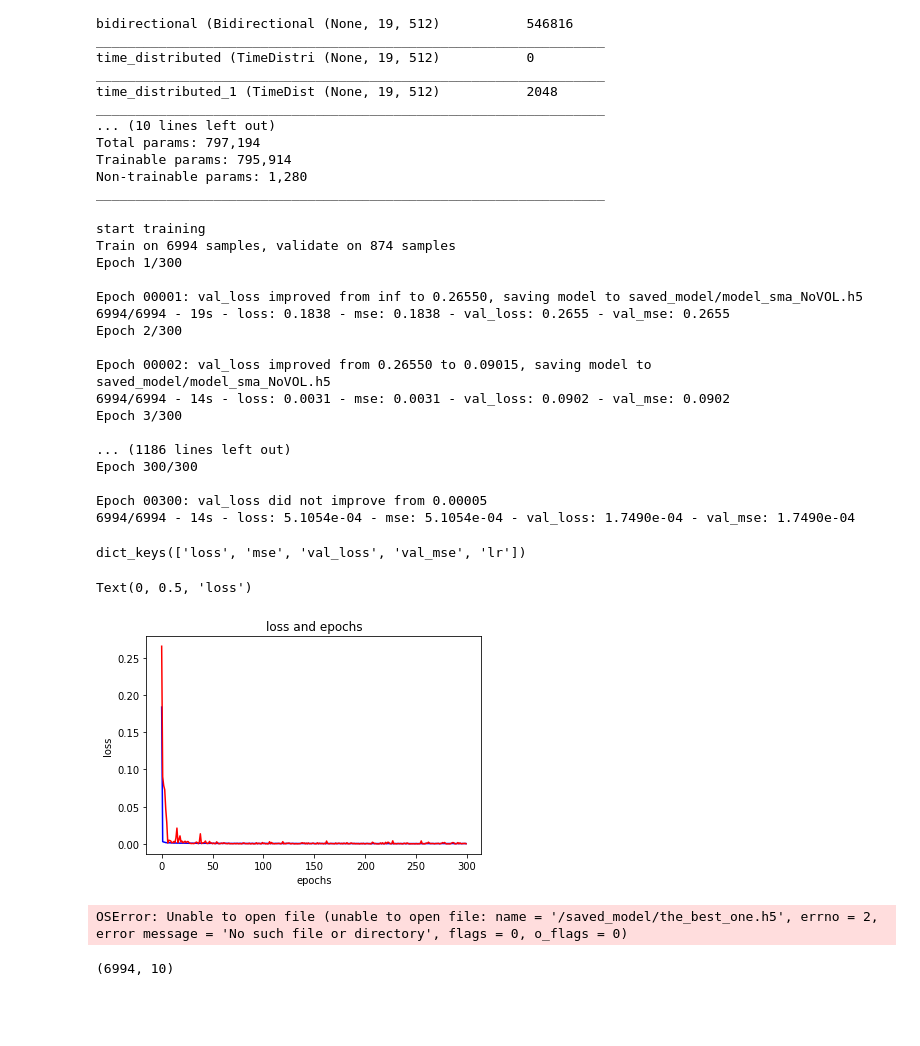
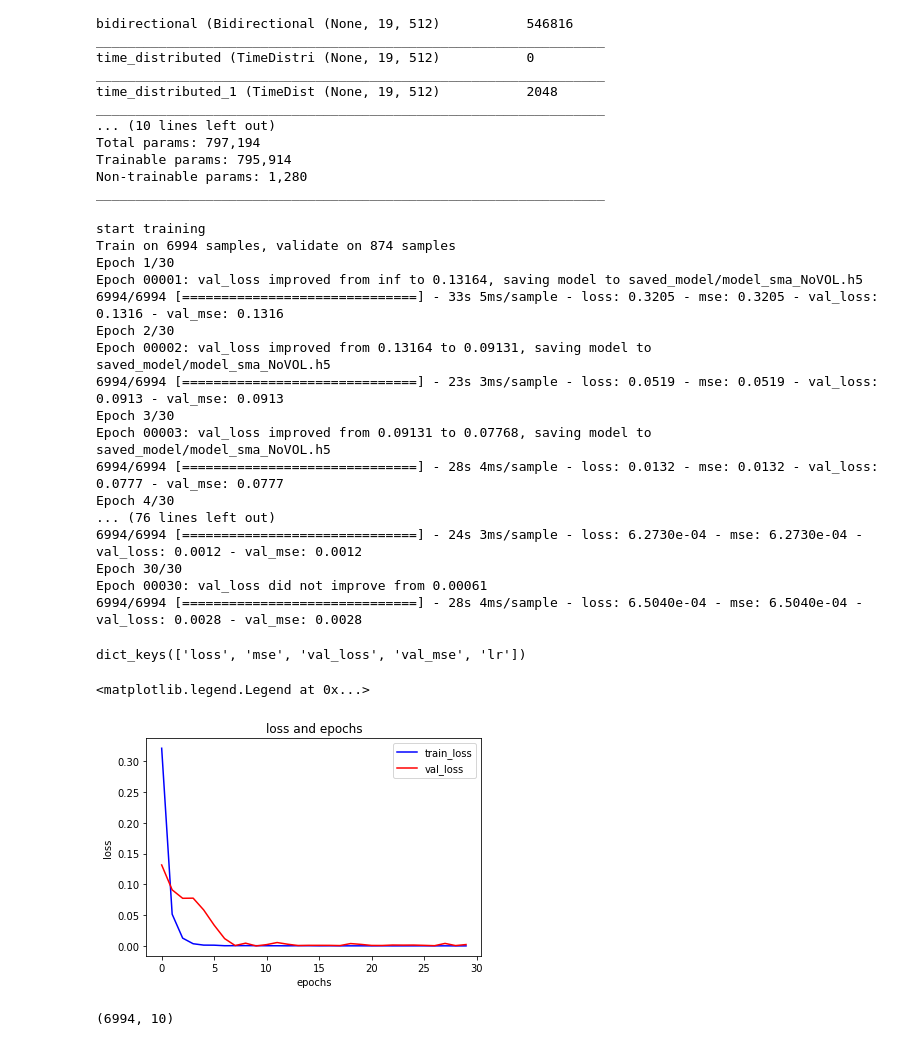
Before and after one commit to nessessence/stockPricePrediction, a Jupyter notebook: model_FE.ipynb, the cells around one changed output. Drawn from its saved outputs; the diff is of its cells as text; code cells hidden in the pictures; blank space fills up the shorter version.

Commit message:
just try train only 30 epochs in Ness's model

```diff
--- a/model_FE.ipynb
+++ b/model_FE.ipynb
@@ -287,29 +293,29 @@ callbacks_list_model = [
 
 #################
 batch_size = 64
-epochs = 300
+epochs = 30
 #################
 
-history = model.fit(x_train, y_train, epochs=epochs, verbose=2, callbacks=callbacks_list_model,
+history = model.fit(x_train, y_train, epochs=epochs, verbose=1, callbacks=callbacks_list_model,
           validation_data=(x_val, y_val),batch_size=batch_size) #batch_size=batch_size
 # %% [output]
 start training
 Train on 6994 samples, validate on 874 samples
-Epoch 1/300
-
-Epoch 00001: val_loss improved from inf to 0.26550, saving model to saved_model/model_sma_NoVOL.h5
-6994/6994 - 19s - loss: 0.1838 - mse: 0.1838 - val_loss: 0.2655 - val_mse: 0.2655
-Epoch 2/300
-
-Epoch 00002: val_loss improved from 0.26550 to 0.09015, saving model to saved_model/model_sma_NoVOL.h5
-6994/6994 - 14s - loss: 0.0031 - mse: 0.0031 - val_loss: 0.0902 - val_mse: 0.0902
-Epoch 3/300
-
-... (1186 lines left out)
-Epoch 300/300
-
-Epoch 00300: val_loss did not improve from 0.00005
-6994/6994 - 14s - loss: 5.1054e-04 - mse: 5.1054e-04 - val_loss: 1.7490e-04 - val_mse: 1.7490e-04
+Epoch 1/30
+Epoch 00001: val_loss improved from inf to 0.13164, saving model to saved_model/model_sma_NoVOL.h5
+6994/6994 [==============================] - 33s 5ms/sample - loss: 0.3205 - mse: 0.3205 - val_loss: 0.1316 - val_mse: 0.1316
+Epoch 2/30
+Epoch 00002: val_loss improved from 0.13164 to 0.09131, saving model to saved_model/model_sma_NoVOL.h5
+6994/6994 [==============================] - 23s 3ms/sample - loss: 0.0519 - mse: 0.0519 - val_loss: 0.0913 - val_mse: 0.0913
+Epoch 3/30
+Epoch 00003: val_loss improved from 0.09131 to 0.07768, saving model to saved_model/model_sma_NoVOL.h5
+6994/6994 [==============================] - 28s 4ms/sample - loss: 0.0132 - mse: 0.0132 - val_loss: 0.0777 - val_mse: 0.0777
+Epoch 4/30
+... (76 lines left out)
+6994/6994 [==============================] - 24s 3ms/sample - loss: 6.2730e-04 - mse: 6.2730e-04 - val_loss: 0.0012 - val_mse: 0.0012
+Epoch 30/30
+Epoch 00030: val_loss did not improve from 0.00061
+6994/6994 [==============================] - 28s 4ms/sample - loss: 6.5040e-04 - mse: 6.5040e-04 - val_loss: 0.0028 - val_mse: 0.0028
 # %%
 print(history.history.keys())
 # %% [output]
@@ -317,16 +323,15 @@ dict_keys(['loss', 'mse', 'val_loss', 'val_mse', 'lr'])
 # %%
 plt.title("loss and epochs")
 plt.plot(history.history['loss'],color = 'blue',label="train_loss")
 plt.plot(history.history['val_loss'],color = 'red',label="val_loss")
 plt.xlabel("epochs")
 plt.ylabel("loss")
+plt.legend()
 # %% [output]
-Text(0, 0.5, 'loss')
+<matplotlib.legend.Legend at 0x...>
-[figure, old version]
+[figure, new version]
 # %%
-#Load the minimum loss weight
-model = get_bi_gru()
-model.load_weights("./saved_model/the_best_one.h5")
+# #Load the minimum loss weight
+# model = get_bi_gru()
+# model.load_weights("./saved_model/the_best_one.h5")
-# %% [output]
-OSError: Unable to open file (unable to open file: name = '/saved_model/the_best_one.h5', errno = 2, error message = 'No such file or directory', flags = 0, o_flags = 0)
 # %%
```
Also changed, not shown: parts of 10 cells of this notebook, 5 other files.
